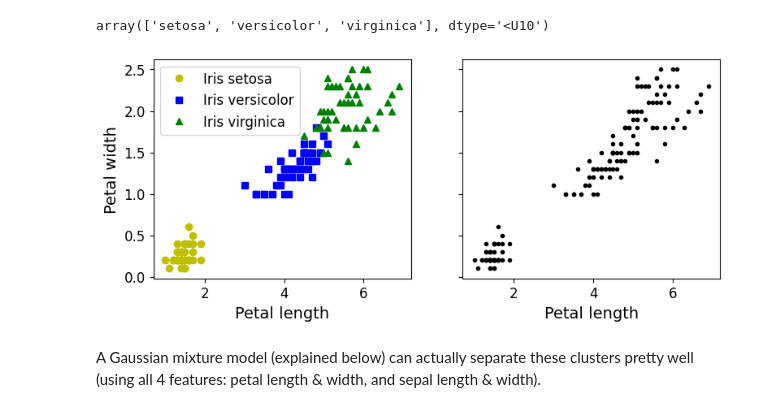
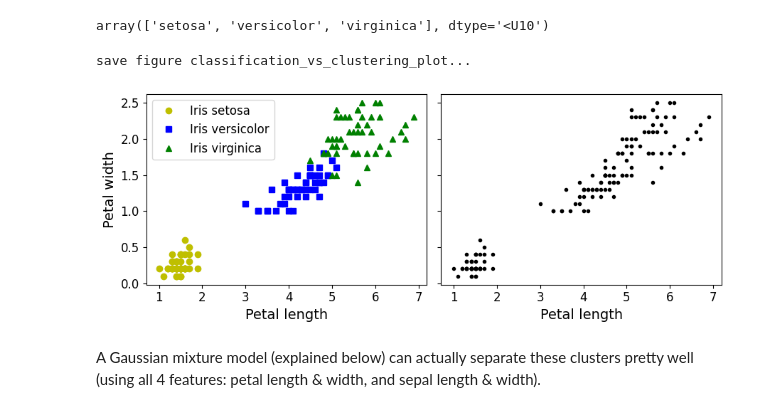
Before and after one commit to FantasySilence/FintechStudy, a Jupyter notebook: lecture/ML_Lecture_05.ipynb, the cells around one changed output. Saved outputs shown, nothing was run; the diff lists cells and outputs as text; code cells hidden in the pictures.

```diff
--- a/lecture/ML_Lecture_05.ipynb
+++ b/lecture/ML_Lecture_05.ipynb
@@ -44,9 +43,10 @@ import sys
 
 path = os.path.dirname(os.getcwd())
 sys.path.append(path)
+fig_folder = "ML_Lecture_05"
 
 from common.filesio import FilesIO
-from common.figsio import save_fig
+from common.figsio import FiguresIO
 # %% [markdown]
 # Clustering
 # %% [markdown]
@@ -65,24 +65,25 @@ array(['setosa', 'versicolor', 'virginica'], dtype='<U10')
 # %%
 #collapse-show
 plt.figure(figsize=(9, 3.5))
 
 plt.subplot(121)
 plt.plot(X[y==0, 2], X[y==0, 3], "yo", label="Iris setosa")
 plt.plot(X[y==1, 2], X[y==1, 3], "bs", label="Iris versicolor")
 plt.plot(X[y==2, 2], X[y==2, 3], "g^", label="Iris virginica")
 plt.xlabel("Petal length", fontsize=14)
 plt.ylabel("Petal width", fontsize=14)
 plt.legend(fontsize=12)
 
 plt.subplot(122)
 plt.scatter(X[:, 2], X[:, 3], c="k", marker=".")
 plt.xlabel("Petal length", fontsize=14)
 plt.tick_params(labelleft=False)
 
-# save_fig("classification_vs_clustering_plot")
+FiguresIO.saveFigures("classification_vs_clustering_plot", fig_folder)
 plt.show()
 # %% [output]
+save figure classification_vs_clustering_plot...
-[figure, old version]
+[figure, new version]
 # %% [markdown]
 A Gaussian mixture model (explained below) can actually separate these clusters pretty well (using all 4 features: petal length & width, and sepal length & width).
 # %%
```
Also changed, not shown: parts of 29 cells of this notebook.
